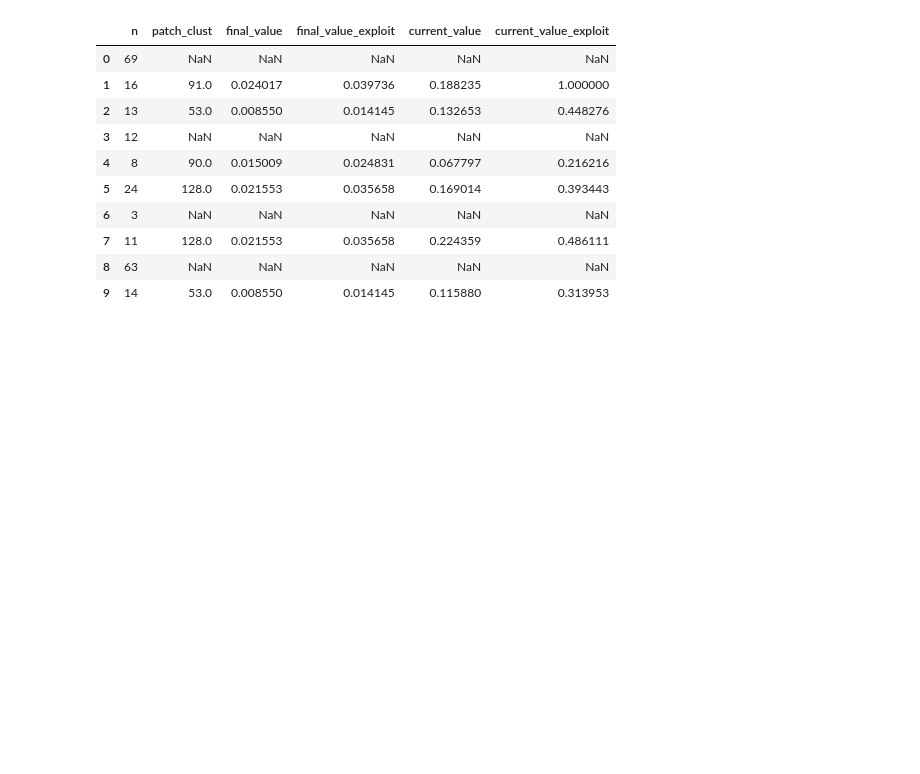
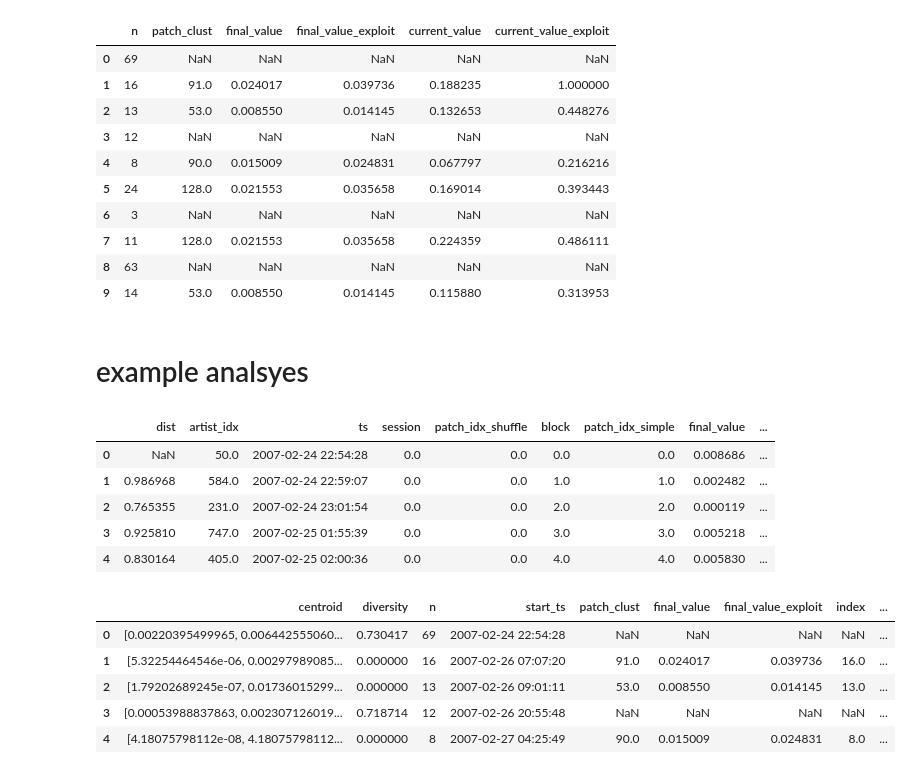
Before and after one commit to jlorince/MusicForaging, a Jupyter notebook: notebooks/explore-exploit.ipynb, the cells around one changed output. Cells and saved outputs as stored; diff of their text form; code cells hidden in the pictures; blank space fills up the shorter version.

```diff
--- a/notebooks/explore-exploit.ipynb
+++ b/notebooks/explore-exploit.ipynb
@@ -106,3 +102,21 @@ df_patches[['n','patch_clust','final_value','final_value_exploit','current_value
 | 7 | 11 | 128.0 | 0.021553 | 0.035658 | 0.224359 | 0.486111 |
 | 8 | 63 | NaN | NaN | NaN | NaN | NaN |
 | 9 | 14 | 53.0 | 0.008550 | 0.014145 | 0.115880 | 0.313953 |
+# %% [markdown]
+# example analsyes
+# %%
+display(df_raw.head())
+display(df_patches.head())
+# %% [output]
+|  | dist | artist_idx | ts | session | patch_idx_shuffle | block | patch_idx_simple | final_value | ... |
+| 0 | NaN | 50.0 | 2007-02-24 22:54:28 | 0.0 | 0.0 | 0.0 | 0.0 | 0.008686 | ... |
+| 1 | 0.986968 | 584.0 | 2007-02-24 22:59:07 | 0.0 | 0.0 | 1.0 | 1.0 | 0.002482 | ... |
+| 2 | 0.765355 | 231.0 | 2007-02-24 23:01:54 | 0.0 | 0.0 | 2.0 | 2.0 | 0.000119 | ... |
+| 3 | 0.925810 | 747.0 | 2007-02-25 01:55:39 | 0.0 | 0.0 | 3.0 | 3.0 | 0.005218 | ... |
+| 4 | 0.830164 | 405.0 | 2007-02-25 02:00:36 | 0.0 | 0.0 | 4.0 | 4.0 | 0.005830 | ... |
+|  | centroid | diversity | n | start_ts | patch_clust | final_value | final_value_exploit | index | ... |
+| 0 | [0.00220395499965, 0.006442555060... | 0.730417 | 69 | 2007-02-24 22:54:28 | NaN | NaN | NaN | NaN | ... |
+| 1 | [5.32254464546e-06, 0.00297989085... | 0.000000 | 16 | 2007-02-26 07:07:20 | 91.0 | 0.024017 | 0.039736 | 16.0 | ... |
+| 2 | [1.79202689245e-07, 0.01736015299... | 0.000000 | 13 | 2007-02-26 09:01:11 | 53.0 | 0.008550 | 0.014145 | 13.0 | ... |
+| 3 | [0.00053988837863, 0.002307126019... | 0.718714 | 12 | 2007-02-26 20:55:48 | NaN | NaN | NaN | NaN | ... |
+| 4 | [4.18075798112e-08, 4.18075798112... | 0.000000 | 8 | 2007-02-27 04:25:49 | 90.0 | 0.015009 | 0.024831 | 8.0 | ... |
```
Also changed, not shown: parts of 8 cells of this notebook, 1 other file.
